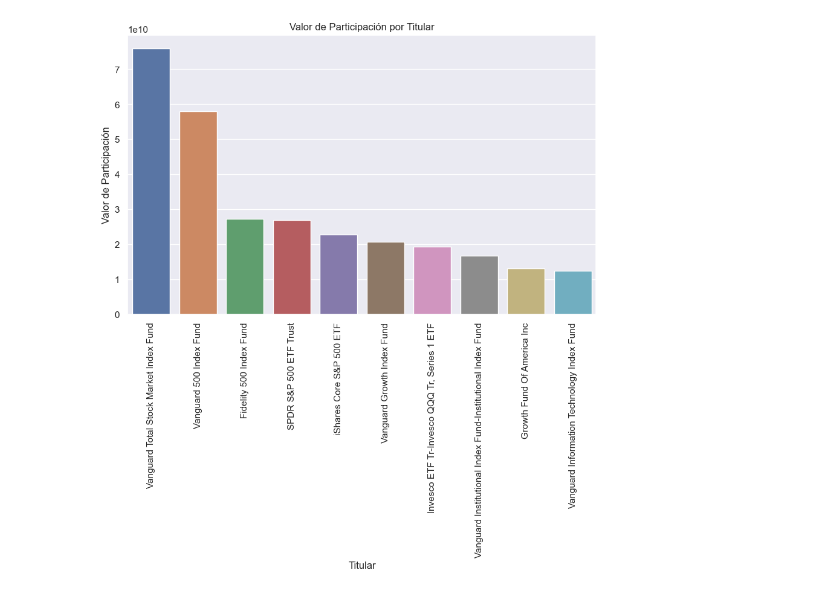
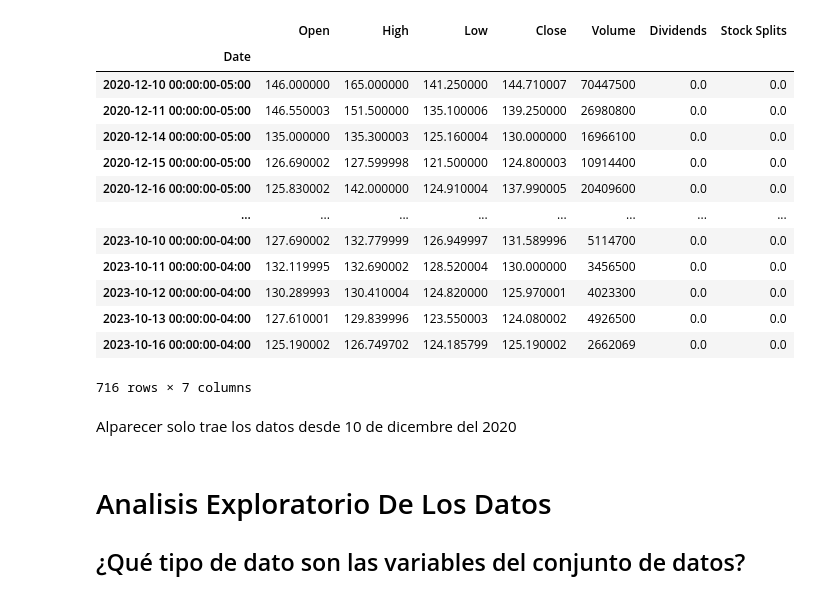
Before and after one commit to lapiceroazul4/Airbnb_Data_Analysis, a Jupyter notebook: api-yahoo-finance.ipynb, the cells around one changed output. Saved outputs shown, nothing was run; the diff lists cells and outputs as text; code cells hidden in the pictures.

```diff
--- a/api-yahoo-finance.ipynb
+++ b/api-yahoo-finance.ipynb
@@ -161,11 +0,0 @@ plt.show()
-# %%
-# Gráfico de Barras para Valor de las Participaciones
-plt.figure(figsize=(10, 6))
-sns.barplot(x='Holder', y='Value', data=mh2, estimator=sum)
-plt.xticks(rotation=90)
-plt.xlabel('Titular')
-plt.ylabel('Valor de Participación')
-plt.title('Valor de Participación por Titular')
-plt.show()
-# %% [output]
-[figure, removed]
@@ -171,0 +11,24 @@ plt.show()
+# %%
+msft = yf.Ticker("ABNB")
+df =  msft.history(period="MAX", interval="1d")
+df
+# %% [output]
+|  | Open | High | Low | Close | Volume | Dividends | Stock Splits |
+| Date |  |  |  |  |  |  |  |
+| 2020-12-10 00:00:00-05:00 | 146.000000 | 165.000000 | 141.250000 | 144.710007 | 70447500 | 0.0 | 0.0 |
+| 2020-12-11 00:00:00-05:00 | 146.550003 | 151.500000 | 135.100006 | 139.250000 | 26980800 | 0.0 | 0.0 |
+| 2020-12-14 00:00:00-05:00 | 135.000000 | 135.300003 | 125.160004 | 130.000000 | 16966100 | 0.0 | 0.0 |
+| 2020-12-15 00:00:00-05:00 | 126.690002 | 127.599998 | 121.500000 | 124.800003 | 10914400 | 0.0 | 0.0 |
+| 2020-12-16 00:00:00-05:00 | 125.830002 | 142.000000 | 124.910004 | 137.990005 | 20409600 | 0.0 | 0.0 |
+| ... | ... | ... | ... | ... | ... | ... | ... |
+| 2023-10-10 00:00:00-04:00 | 127.690002 | 132.779999 | 126.949997 | 131.589996 | 5114700 | 0.0 | 0.0 |
+| 2023-10-11 00:00:00-04:00 | 132.119995 | 132.690002 | 128.520004 | 130.000000 | 3456500 | 0.0 | 0.0 |
+| 2023-10-12 00:00:00-04:00 | 130.289993 | 130.410004 | 124.820000 | 125.970001 | 4023300 | 0.0 | 0.0 |
+| 2023-10-13 00:00:00-04:00 | 127.610001 | 129.839996 | 123.550003 | 124.080002 | 4926500 | 0.0 | 0.0 |
+| 2023-10-16 00:00:00-04:00 | 125.190002 | 126.749702 | 124.185799 | 125.190002 | 2662069 | 0.0 | 0.0 |
+716 rows × 7 columns
+# %% [markdown]
+Alparecer solo trae los datos desde 10 de dicembre del 2020
+# %% [markdown]
+# Analisis Exploratorio De Los Datos
+## ¿Qué tipo de dato son las variables del conjunto de datos?
```
Also changed, not shown: parts of 39 cells of this notebook, 3 other files.
